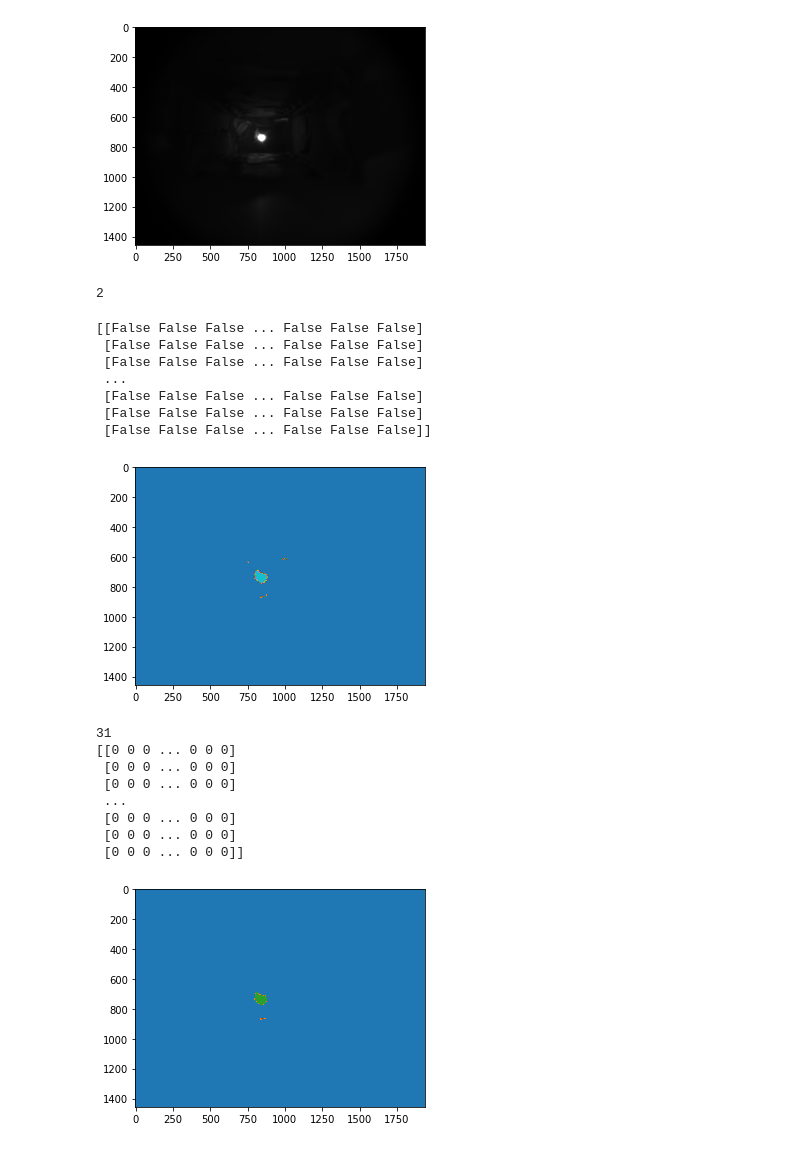
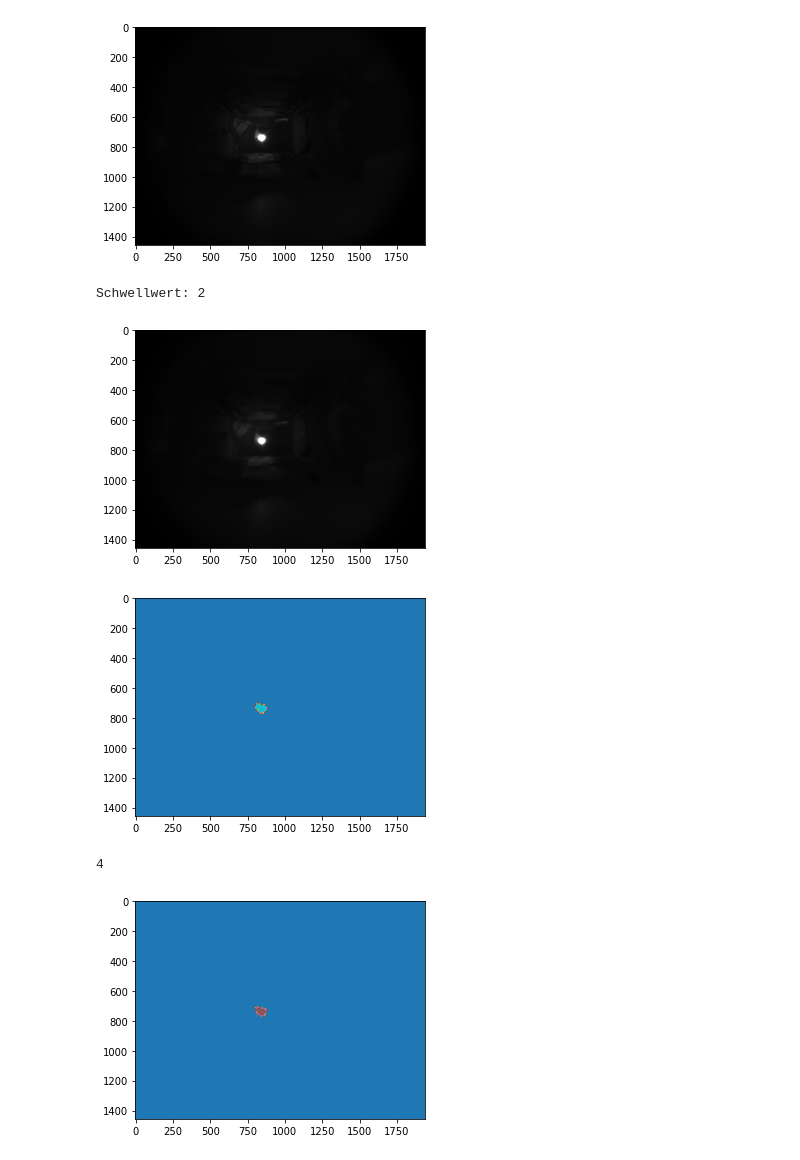
Before and after one commit to claryguru/BA_epics_camera, a Jupyter notebook: Jupiter/Datenanalyse.ipynb, the cells around one changed output. Cells and saved outputs as stored; diff of their text form; code cells hidden in the pictures.

```diff
--- a/Jupiter/Datenanalyse.ipynb
+++ b/Jupiter/Datenanalyse.ipynb
@@ -286,41 +286,36 @@ plt.show()
 ####label areas
 
 #schwellwert finden
-scipy.stats.mode(grIm)[0][0][0]
+print("Schwellwert:", scipy.stats.mode(grIm)[0][0][0])
 
-#weitere Überlegung: outliers durch median filter ausbügeln
+#weitere Überlegung: outliers durch median filter ausbügeln -> Bild zwar verschwommen, aber dafür weniger falsche areas
+#median_filter braucht länger Zeit
+#wird im Folgenden nicht benutzt, beim testlauf damit wurde eindeutiges Ergebnis mit gleichem Schwellwert erzeugt
+filt_im = median_filter(grIm, size=(20,20))
+plt.imshow(filt_im,cmap='gray')
+plt.show()
 # %% [output]
-2
+Schwellwert: 2
+[figure, added]
 # %%
 ####bestimme entscheidende area und benutze nur noch die area of interest
 ####hier area of interest manuell, später mit algorithmus finden
-filtered_im = (grIm > 50) # Schwellwert "> 2" hat zu viele label erzeugt,
-#print(filtered_im)
+
+filtered_im = (grIm > 70) # Schwellwert "> 2" hat zu viele label erzeugt,
+# weitere Idee "Segmentation with Gaussian mixture models"
+# https://scipy-lectures.org/advanced/image_processing/auto_examples/plot_GMM.html#sphx-glr-advanced-image-processing-auto-examples-plot-gmm-py
+
 plt.imshow(filtered_im,cmap='tab10')
 plt.show()
 # %% [output]
-[[False False False ... False False False]
- [False False False ... False False False]
- [False False False ... False False False]
- ...
- [False False False ... False False False]
- [False False False ... False False False]
- [False False False ... False False False]]
-[figure, old version]
+[figure, new version]
 # %%
 labeled_im, num_label_im= label (filtered_im)
-#print(num_label_im)
-print(labeled_im)
+print(num_label_im)
+#print(labeled_im)
 plt.imshow(labeled_im,cmap='tab10')
 plt.show()
 # %% [output]
-31
-[[0 0 0 ... 0 0 0]
- [0 0 0 ... 0 0 0]
- [0 0 0 ... 0 0 0]
- ...
- [0 0 0 ... 0 0 0]
- [0 0 0 ... 0 0 0]
- [0 0 0 ... 0 0 0]]
+4
-[figure, old version]
+[figure, new version]
 # %%
```
Also changed, not shown: parts of 6 cells of this notebook.
